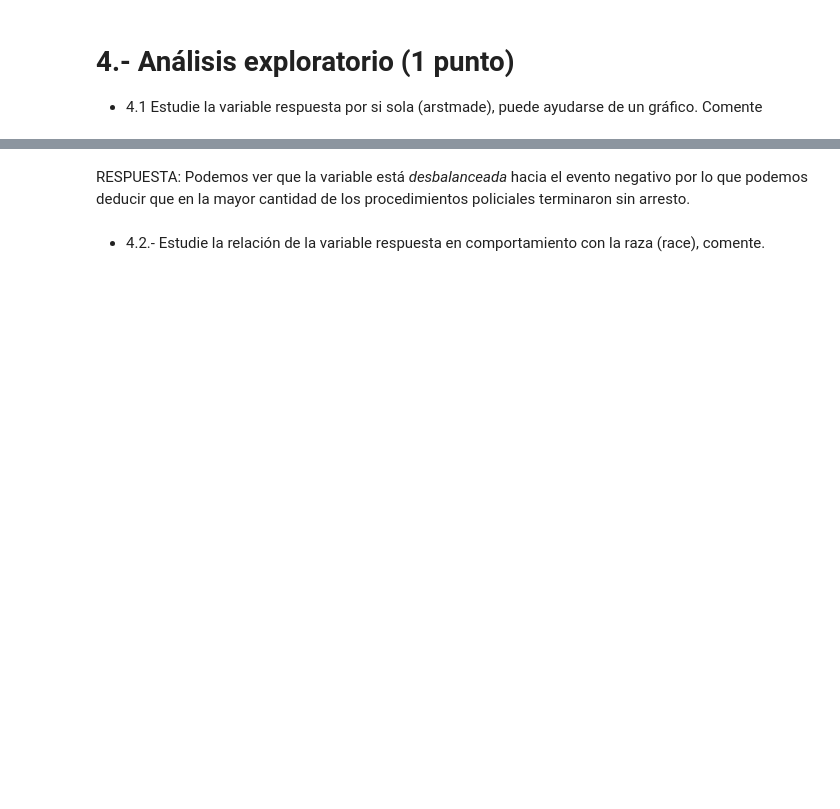
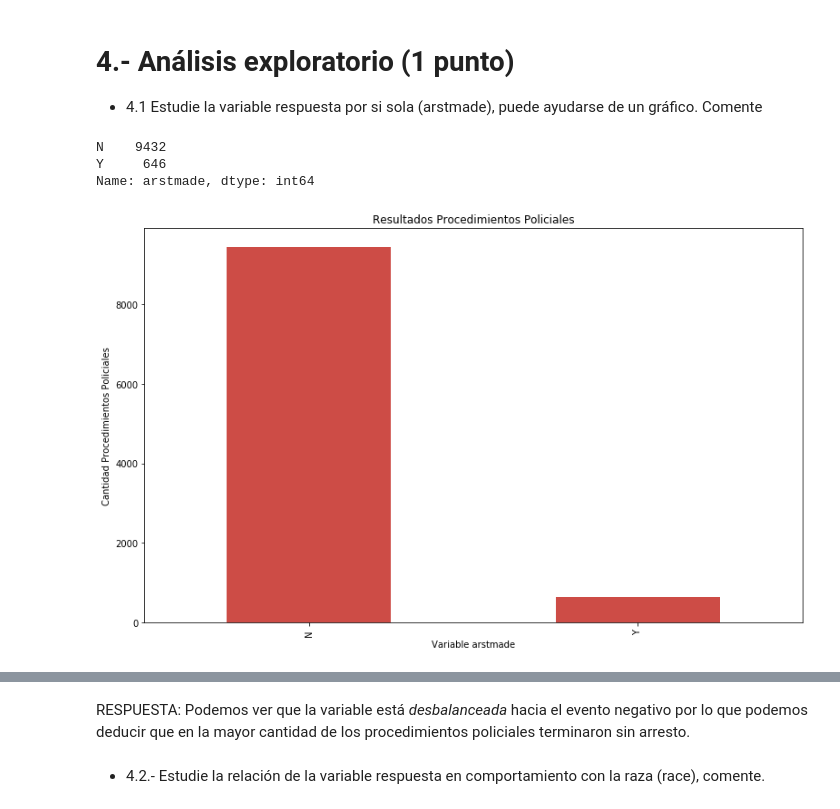
Before and after one commit to ggmarioe/trabajo-modelos-supervisados, a Jupyter notebook: Prueba_Supervisada 25-09-2021.ipynb, the cells around one changed output, grey strips where cells are left out. Saved outputs shown, nothing was run; the diff lists cells and outputs as text; code cells hidden in the pictures; blank space fills up the shorter version.

```diff
--- a/Prueba_Supervisada 25-09-2021.ipynb
+++ b/Prueba_Supervisada 25-09-2021.ipynb
@@ -147,12 +247,17 @@ df_final.info() #Tipo de datos y según se puede observar no existen datos Falta
 
 - 4.1 Estudie la variable respuesta por si sola (arstmade), puede ayudarse de un gráfico. Comente
 # %%
-df_final['arstmade'].value_counts().plot(kind = 'bar')
+df_final['arstmade'].value_counts().plot(kind = 'bar', color = '#CD4C46')
 plt.title("Resultados Procedimientos Policiales")
 plt.xlabel("Variable arstmade")
 plt.ylabel("Cantidad Procedimientos Policiales");
 
 
 df_final['arstmade'].value_counts()
+# %% [output]
+N    9432
+Y     646
+Name: arstmade, dtype: int64
+[figure, added]
 # %%
 df_final['arstmade'].value_counts().plot(kind='pie', autopct="%.1f%%", colors = ['#a3acff','#f9bc86'], labels=["No Arrestados", " Arrestados"] ,title='Proporción entre los Si (Y) y No (N) Arrestados');
```
Also changed, not shown: parts of 39 cells of this notebook.
